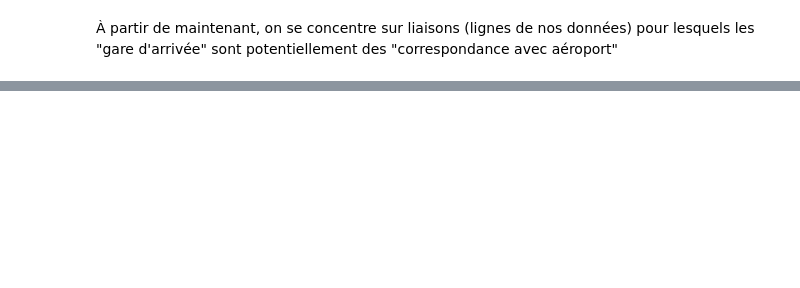
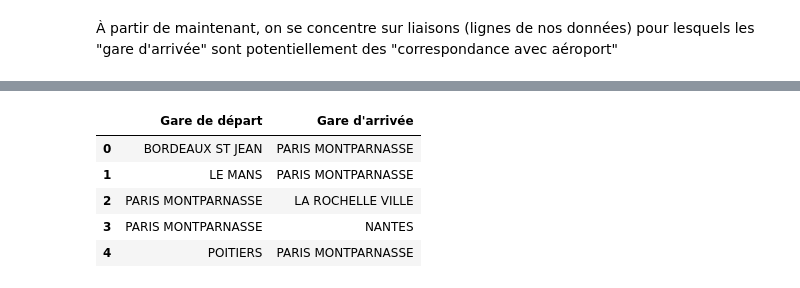
Before and after one commit to Luca-Hachani/SNCF-Project, a Jupyter notebook: poc/EDA_luca.ipynb, the cells around one changed output, grey strips where cells are left out. Saved outputs shown, nothing was run; the diff lists cells and outputs as text; code cells hidden in the pictures; blank space fills up the shorter version.

```diff
--- a/poc/EDA_luca.ipynb
+++ b/poc/EDA_luca.ipynb
@@ -545,0 +584,16 @@ df_airport_seasonality.describe(include='all')
+# %%
+# Extraction de toutes les liaisons uniques (Gare de départ -> Gare d'arrivée)
+unique_links = (
+    df[[("Contexte", "Gare de départ"), ("Contexte", "Gare d'arrivée")]]
+    .drop_duplicates()
+    .reset_index(drop=True)
+)
+unique_links.columns = ["Gare de départ", "Gare d'arrivée"]
+unique_links.head()
+# %% [output]
+|  | Gare de départ | Gare d'arrivée |
+| 0 | BORDEAUX ST JEAN | PARIS MONTPARNASSE |
+| 1 | LE MANS | PARIS MONTPARNASSE |
+| 2 | PARIS MONTPARNASSE | LA ROCHELLE VILLE |
+| 3 | PARIS MONTPARNASSE | NANTES |
+| 4 | POITIERS | PARIS MONTPARNASSE |
```
Also changed, not shown: parts of 11 cells of this notebook, 6 other files.
